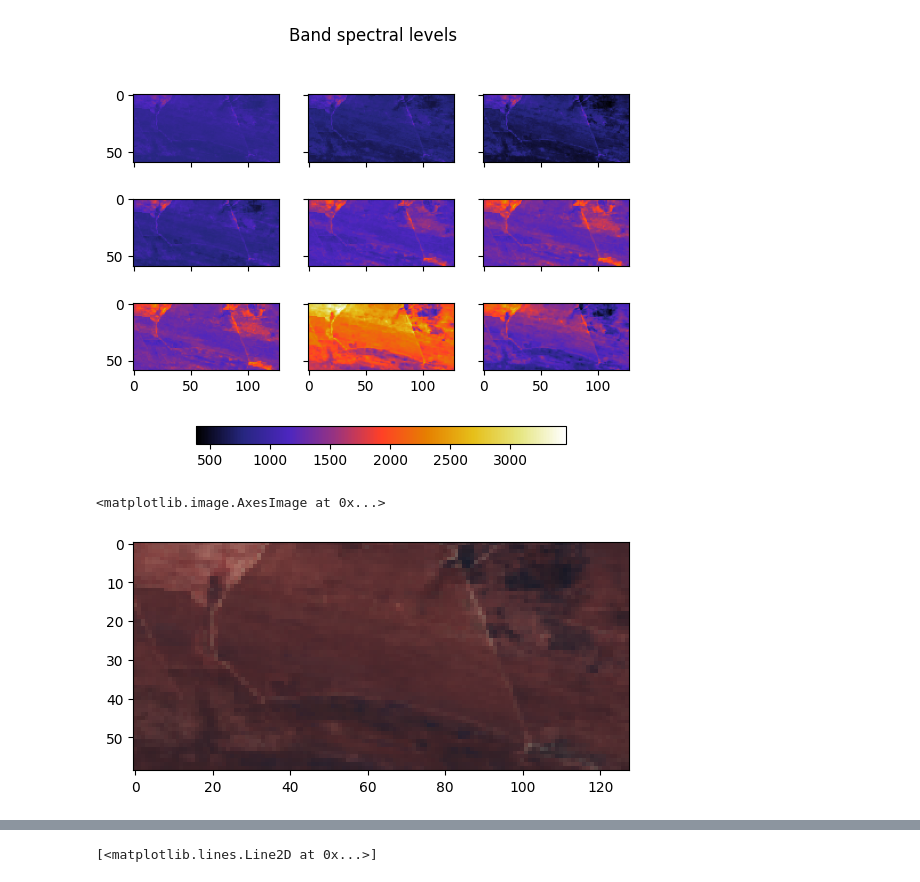
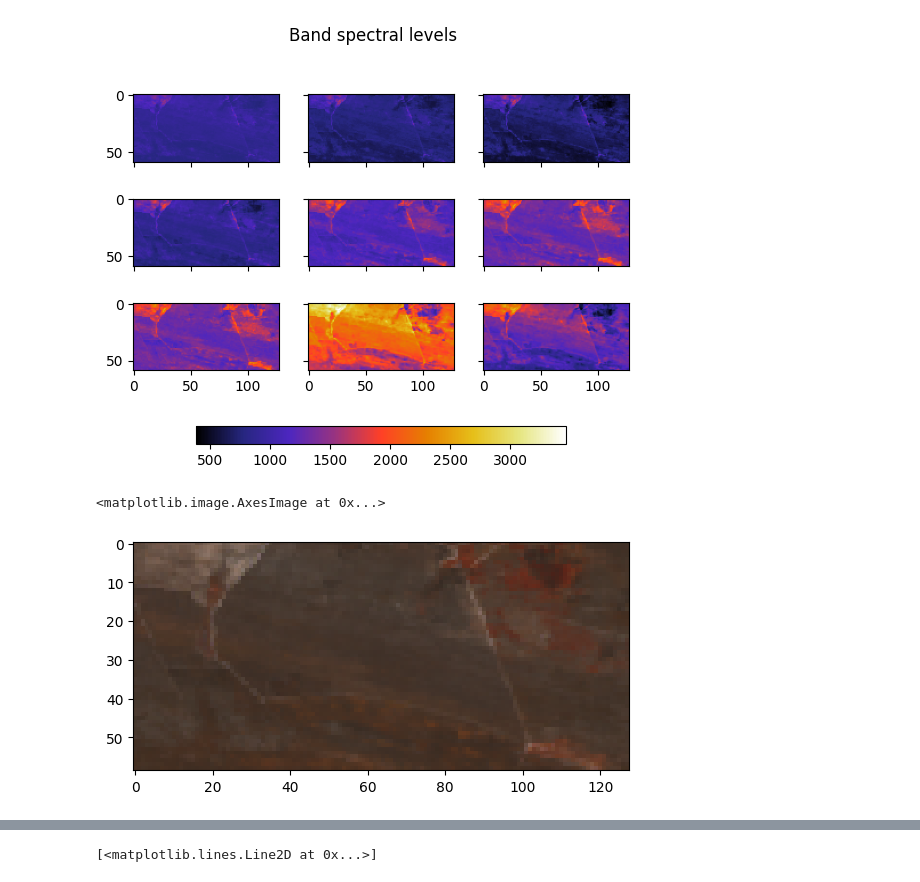
Before and after one commit to 215035638/renameFileExtention, a Jupyter notebook: RTM - RMSE.ipynb, the cells around one changed output, grey strips where cells are left out. Saved outputs shown, nothing was run; the diff lists cells and outputs as text; code cells hidden in the pictures.

```diff
--- a/RTM - RMSE.ipynb
+++ b/RTM - RMSE.ipynb
@@ -122,9 +127,9 @@ plt.show()
 # %%
 block2=np.zeros((ysm,xsm,12))
 for j in range(1,10):
     block2[:,:,j-1]=np.minimum(src.read(j)/4096,1)
 
-plt.imshow(block2[:,:,(8,2,1)])
+plt.imshow(block2[:,:,(4,3,2)])
 # %% [output]
 <matplotlib.image.AxesImage at 0x...>
-[figure, old version]
+[figure, new version]
```
Also changed, not shown: parts of 19 cells of this notebook, 9 other files.
